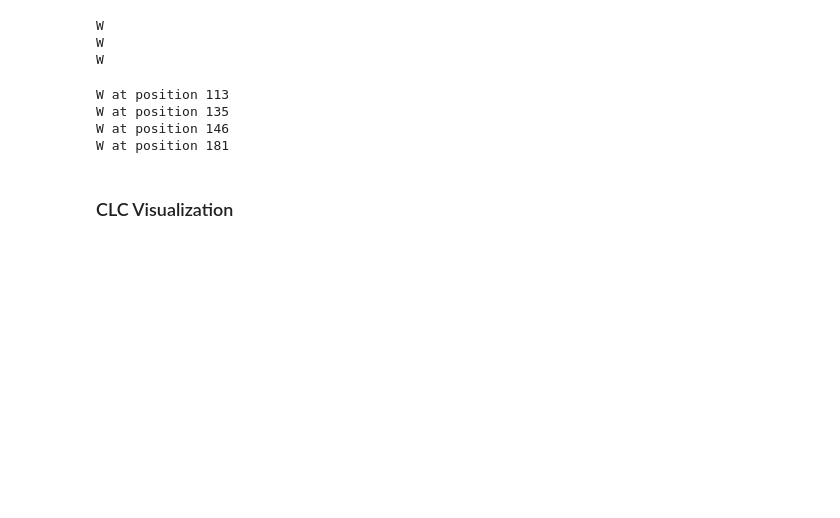
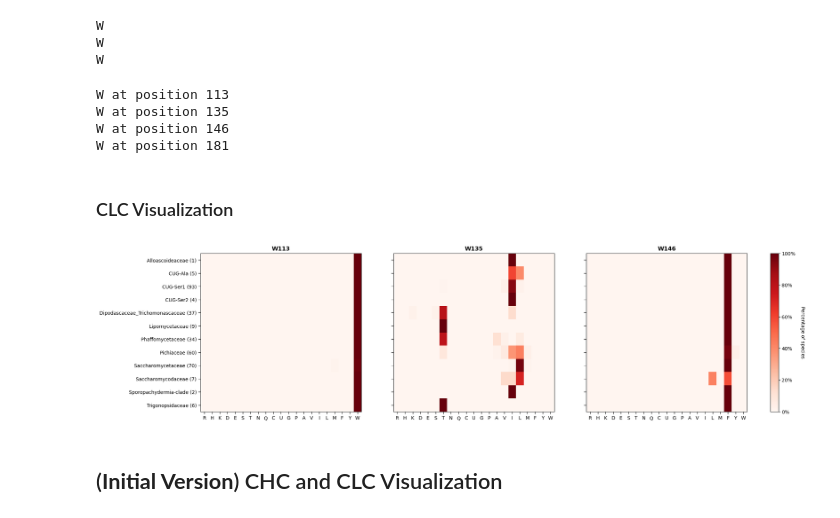
Before and after one commit to GeorgeCrawford15/yeast-clathrin-conservation, a Jupyter notebook: clathrin-chains-conservation.ipynb, the cells around one changed output. Cells and saved outputs as stored; diff of their text form; code cells hidden in the pictures; blank space fills up the shorter version.

```diff
--- a/clathrin-chains-conservation.ipynb
+++ b/clathrin-chains-conservation.ipynb
@@ -326,3 +176,19 @@ site_dict = {
 }
 # %% [markdown]
 ### CLC Visualization
+# %%
+clade_residue_conservation(
+    clade_paths,
+    site_dict,
+    plot_width=22,
+    plot_height=6,
+    xaxis_size=10,
+    yaxis_size=10,
+    title_size=12,
+    cbar_title_size=10,
+    cbar_tick_size=10
+)
+# %% [output]
+[figure, added]
+# %% [markdown]
+## (**Initial Version**) CHC and CLC Visualization
```
Also changed, not shown: parts of 14 cells of this notebook.
